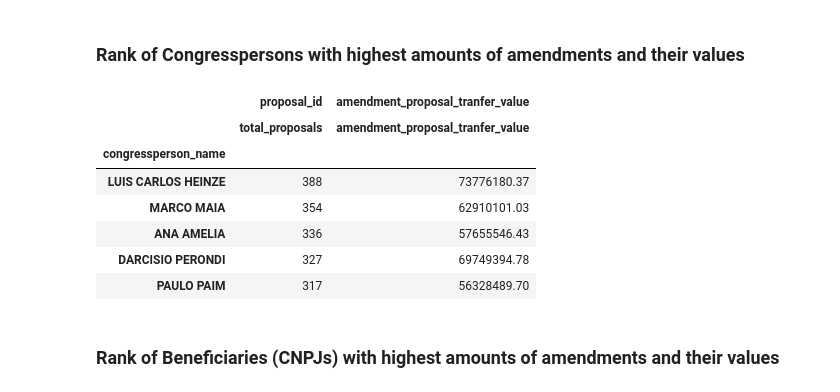
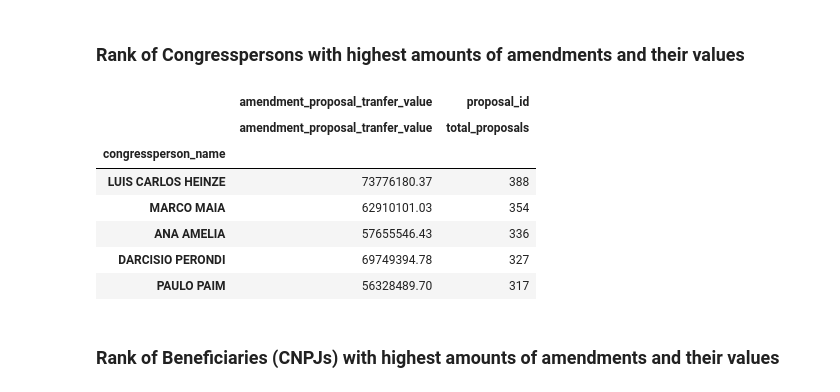
Before and after one commit to okfn-brasil/serenata-de-amor, a Jupyter notebook: develop/2016-12-12-marcusrehm-amendments.ipynb, the cells around one changed output. Drawn from its saved outputs; the diff is of its cells as text; code cells hidden in the pictures.

```diff
--- a/develop/2016-12-12-marcusrehm-amendments.ipynb
+++ b/develop/2016-12-12-marcusrehm-amendments.ipynb
@@ -1,11 +4,9 @@
 # %%
-import pandas as pd
-import numpy as np
+amendments = pd.read_csv('../data/2016-12-18-amendments.xz', dtype={'proposal_id': np.str,
+                                                                   'amendment_beneficiary': np.str,
+                                                                   'amendment_program_code': np.str,
+                                                                   'amendment_proposal_tranfer_value': np.float,
+                                                                   'amendment_tranfer_value': np.float})
 
-data = pd.read_csv('../data/2016-12-14-amendments.xz', dtype={'proposal_id': np.str,
-                                                               'amendment_beneficiary': np.str,
-                                                               'amendment_program_code': np.str,
-                                                               'amendment_proposal_tranfer_value': np.double,
-                                                               'amendment_tranfer_value': np.double})
-data.shape
+amendments.shape
 # %% [output]
@@ -13,16 +32,16 @@ data.shape
 # %%
-data['congressperson_type'] = data['congressperson_type'].astype('category')
-data['congressperson_type'].cat.categories
+amendments['congressperson_type'] = amendments['congressperson_type'].astype('category')
+amendments['congressperson_type'].cat.categories
 # %% [output]
 Index(['committee', 'individual', 'seat'], dtype='object')
 # %%
-data['proponent_qualification'] = data['proponent_qualification'].astype('category')
-data['proponent_qualification'].cat.categories
+amendments['proponent_qualification'] = amendments['proponent_qualification'].astype('category')
+amendments['proponent_qualification'].cat.categories
 # %% [output]
 Index(['parliamentary amendment beneficiary'], dtype='object')
 # %%
-data['tax_indicative'] = data['tax_indicative'].astype('category')
-data['tax_indicative'].cat.categories
+amendments['tax_indicative'] = amendments['tax_indicative'].astype('category')
+amendments['tax_indicative'].cat.categories
 # %% [output]
 Index(['no', 'yes'], dtype='object')
 # %%
@@ -51,24 +70,24 @@ data.head()
 # %% [markdown]
 ### Rank of Congresspersons with highest amounts of amendments and their values
 # %%
-per_congressperson = data[data['congressperson_type'] == 'individual'].groupby(
+per_congressperson = amendments[amendments['congressperson_type'] == 'individual'].groupby(
                         'congressperson_name').agg({ 'proposal_id': {
                                                         'total_proposals': 'count'
                                                         },
                                                         'amendment_proposal_tranfer_value': {
                                                             'amendment_proposal_tranfer_value': 'sum'
                                                         },
                                                      })
 per_congressperson.sort_values(by=[('proposal_id', 'total_proposals')], ascending=False).head()
 # %% [output]
-|  | proposal_id | amendment_proposal_tranfer_value |
-|  | total_proposals | amendment_proposal_tranfer_value |
+|  | amendment_proposal_tranfer_value | proposal_id |
+|  | amendment_proposal_tranfer_value | total_proposals |
 | congressperson_name |  |  |
-| LUIS CARLOS HEINZE | 388 | 73776180.37 |
-| MARCO MAIA | 354 | 62910101.03 |
-| ANA AMELIA | 336 | 57655546.43 |
-| DARCISIO PERONDI | 327 | 69749394.78 |
-| PAULO PAIM | 317 | 56328489.70 |
+| LUIS CARLOS HEINZE | 73776180.37 | 388 |
+| MARCO MAIA | 62910101.03 | 354 |
+| ANA AMELIA | 57655546.43 | 336 |
+| DARCISIO PERONDI | 69749394.78 | 327 |
+| PAULO PAIM | 56328489.70 | 317 |
 # %% [markdown]
 ### Rank of Beneficiaries (CNPJs) with highest amounts of amendments and their values
 # %%
```
Also changed, not shown: parts of 12 cells of this notebook, 3 other files.
